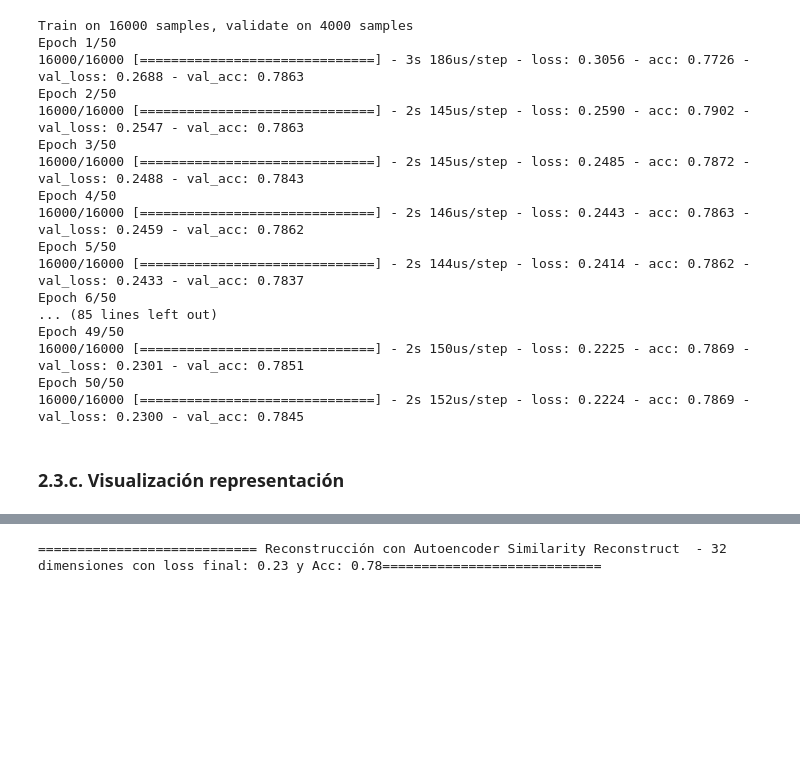
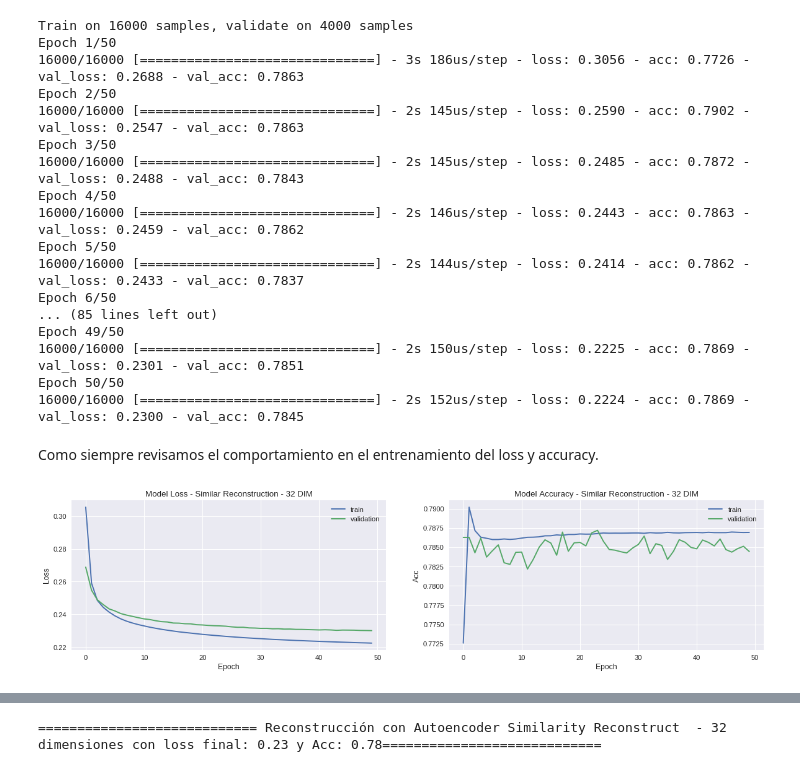
Before and after one commit to rigonzal/ANN, a Jupyter notebook: Approach3/Pregunta_2_colab.ipynb, the cells around one changed output, grey strips where cells are left out. Cells and saved outputs as stored; diff of their text form; code cells hidden in the pictures; blank space fills up the shorter version.

```diff
--- a/Approach3/Pregunta_2_colab.ipynb
+++ b/Approach3/Pregunta_2_colab.ipynb
@@ -1129,5 +1142,10 @@ Epoch 49/50
 16000/16000 [==============================] - 2s 150us/step - loss: 0.2225 - acc: 0.7869 - val_loss: 0.2301 - val_acc: 0.7851
 Epoch 50/50
 16000/16000 [==============================] - 2s 152us/step - loss: 0.2224 - acc: 0.7869 - val_loss: 0.2300 - val_acc: 0.7845
-# %% [markdown]
-### 2.3.c.  Visualización representación
+# %% [markdown]
+Como siempre revisamos el comportamiento en el entrenamiento del loss y accuracy.
+# %%
+losses,accs = get_metrics_lists(history_3_b)
+triple_plot(losses,accs,'Model Loss - Similar Reconstruction - 32 DIM')
+# %% [output]
+[figure, added]
```
Also changed, not shown: parts of 41 cells of this notebook.
